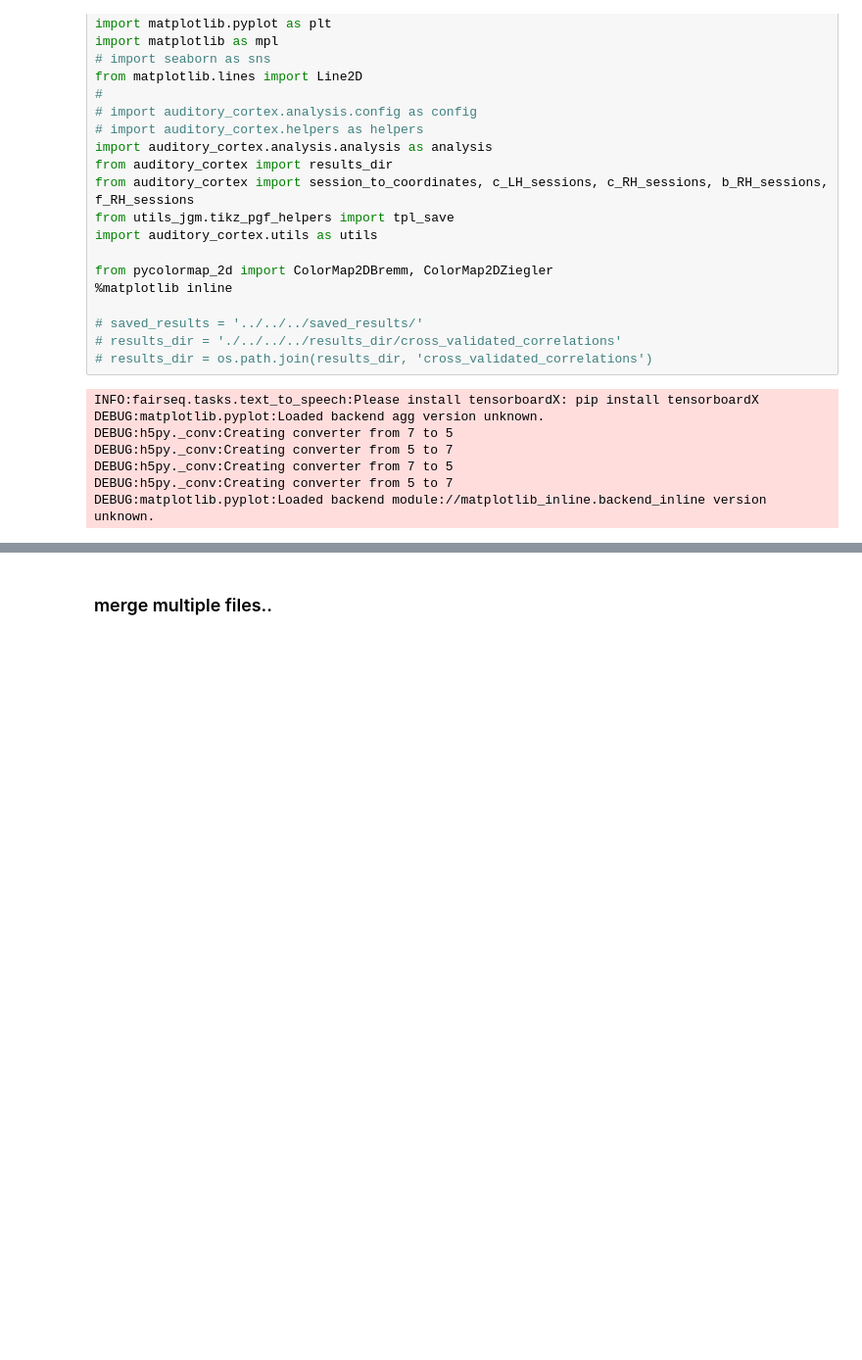
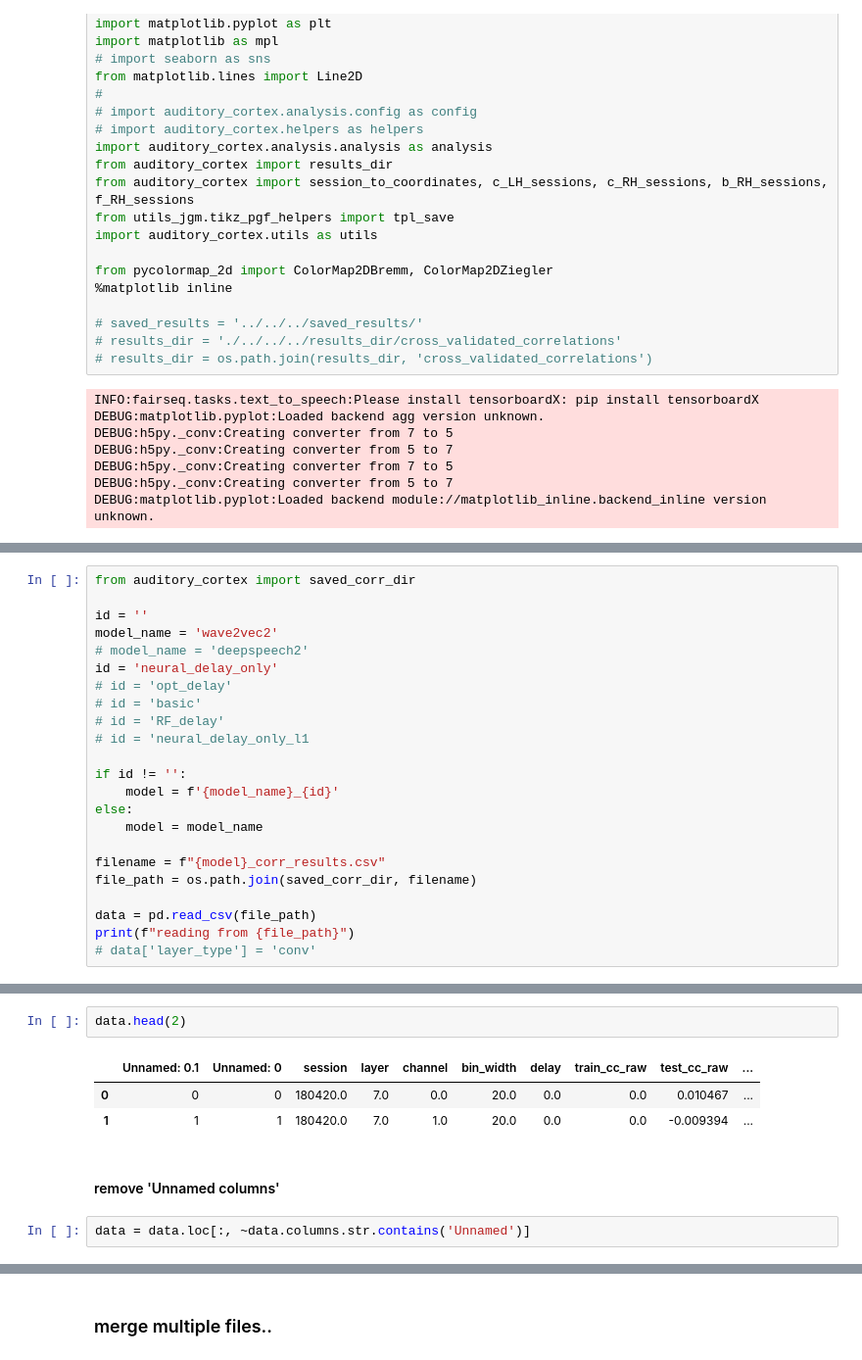
Before and after one commit to bilalhsp/Auditory_Cortex, a Jupyter notebook: experiments/correlations_analysis/correlations_analysis.ipynb, the cells around one changed output, grey strips where cells are left out. Shown at 98% size. Cells and saved outputs as stored; diff of their text form; blank space fills up the shorter version.

```diff
--- a/experiments/correlations_analysis/correlations_analysis.ipynb
+++ b/experiments/correlations_analysis/correlations_analysis.ipynb
@@ -33,0 +36,23 @@ DEBUG:matplotlib.pyplot:Loaded backend module://matplotlib_inline.backend_inline
+# %%
+from auditory_cortex import saved_corr_dir
+
+id = ''
+model_name = 'wave2vec2'
+# model_name = 'deepspeech2'
+id = 'neural_delay_only'
+# id = 'opt_delay'
+# id = 'basic'
+# id = 'RF_delay'
+# id = 'neural_delay_only_l1
+
+if id != '':
+    model = f'{model_name}_{id}'
+else:
+    model = model_name
+
+filename = f"{model}_corr_results.csv"
+file_path = os.path.join(saved_corr_dir, filename)
+
+data = pd.read_csv(file_path)
+print(f"reading from {file_path}")
+# data['layer_type'] = 'conv'
@@ -33,0 +76,10 @@ DEBUG:matplotlib.pyplot:Loaded backend module://matplotlib_inline.backend_inline
+# %%
+data.head(2)
+# %% [output]
+|  | Unnamed: 0.1 | Unnamed: 0 | session | layer | channel | bin_width | delay | train_cc_raw | test_cc_raw | ... |
+| 0 | 0 | 0 | 180420.0 | 7.0 | 0.0 | 20.0 | 0.0 | 0.0 | 0.010467 | ... |
+| 1 | 1 | 1 | 180420.0 | 7.0 | 1.0 | 20.0 | 0.0 | 0.0 | -0.009394 | ... |
+# %% [markdown]
+#### remove 'Unnamed columns'
+# %%
+data = data.loc[:, ~data.columns.str.contains('Unnamed')]
```
Also changed, not shown: parts of 53 cells of this notebook, 11 other files.
